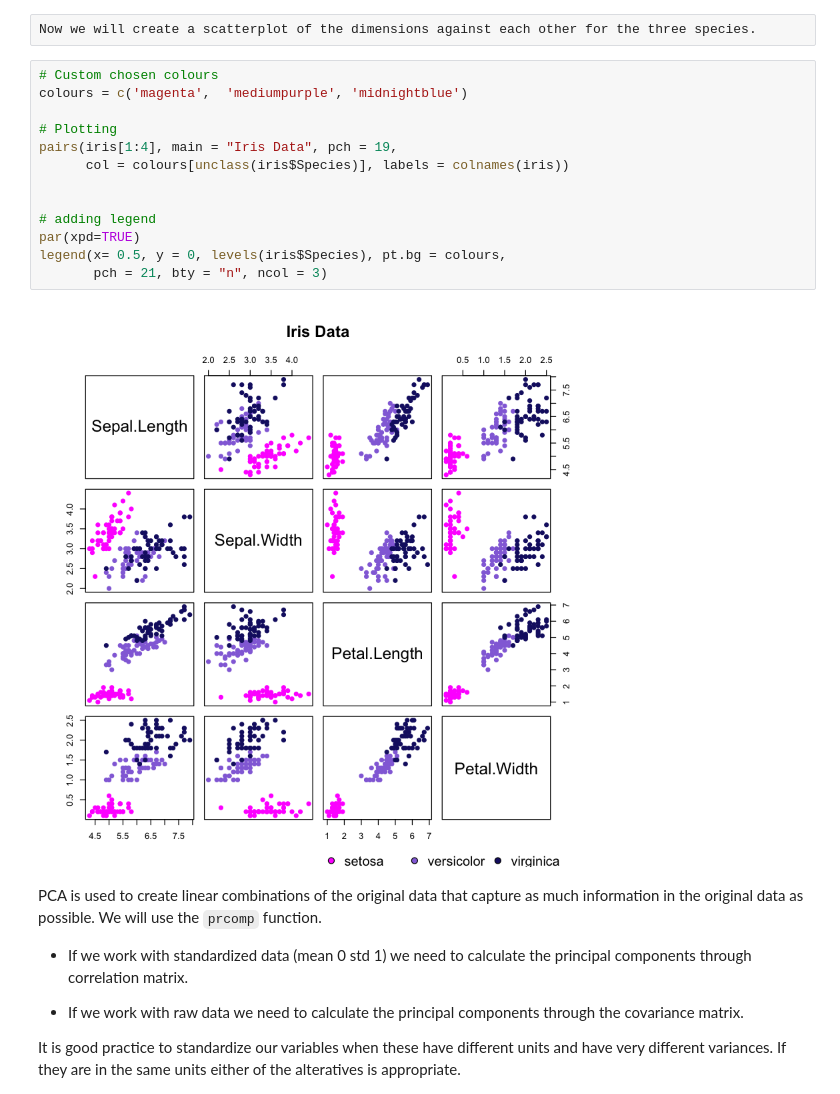
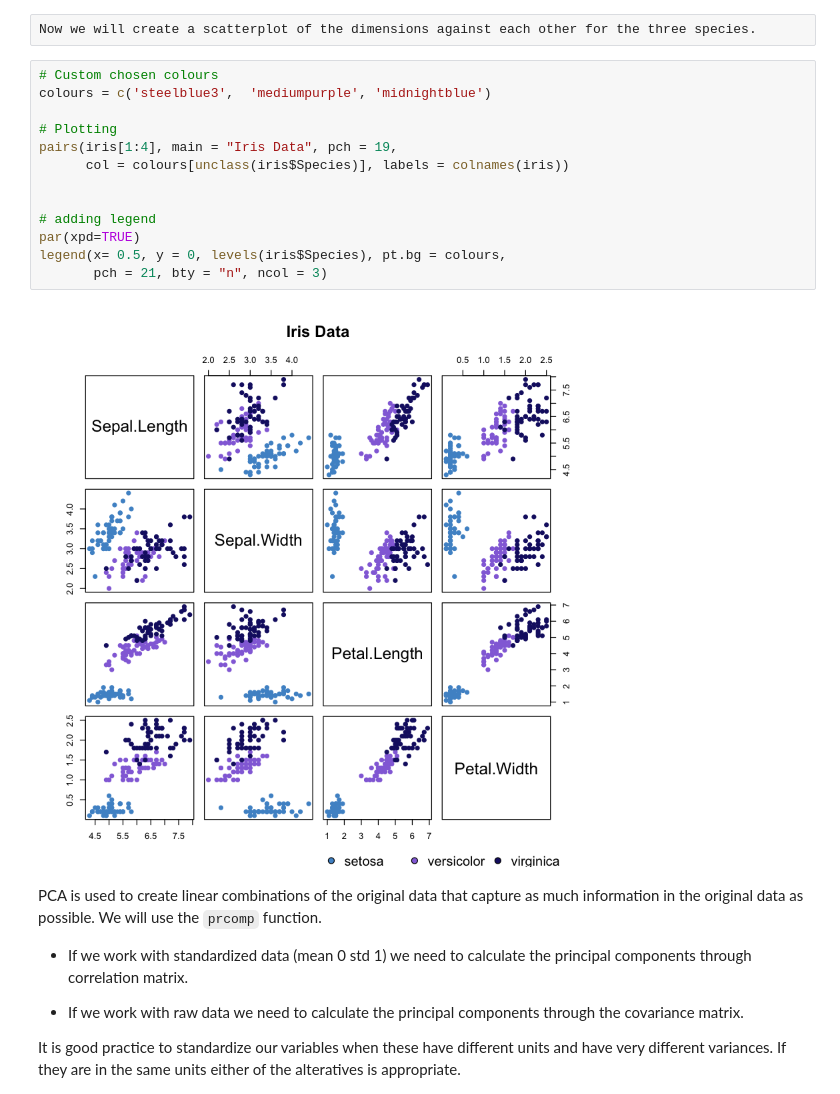
Before and after one commit to trallard/BAD_days, a Jupyter notebook: Day2/BAD_DAY2/dimensionality ReductionR.ipynb, the cells around one changed output. Drawn from its saved outputs; the diff is of its cells as text.

```diff
--- a/Day2/BAD_DAY2/dimensionality ReductionR.ipynb
+++ b/Day2/BAD_DAY2/dimensionality ReductionR.ipynb
@@ -49,19 +50,19 @@ summary(iris[1:4])
 Now we will create a scatterplot of the dimensions against each other for the three species.
 # %%
 # Custom chosen colours
-colours = c('magenta',  'mediumpurple', 'midnightblue')
+colours = c('steelblue3',  'mediumpurple', 'midnightblue')
 
 # Plotting
 pairs(iris[1:4], main = "Iris Data", pch = 19,
       col = colours[unclass(iris$Species)], labels = colnames(iris))
 
 
 # adding legend
 par(xpd=TRUE)
 legend(x= 0.5, y = 0, levels(iris$Species), pt.bg = colours,
        pch = 21, bty = "n", ncol = 3)
 # %% [output]
-[figure, old version]
+[figure, new version]
 # %% [markdown]
 PCA is used to create linear combinations of the original data that capture as much information in the original data as possible.
 We will use the `prcomp` function.
```
Also changed, not shown: parts of 9 cells of this notebook.
